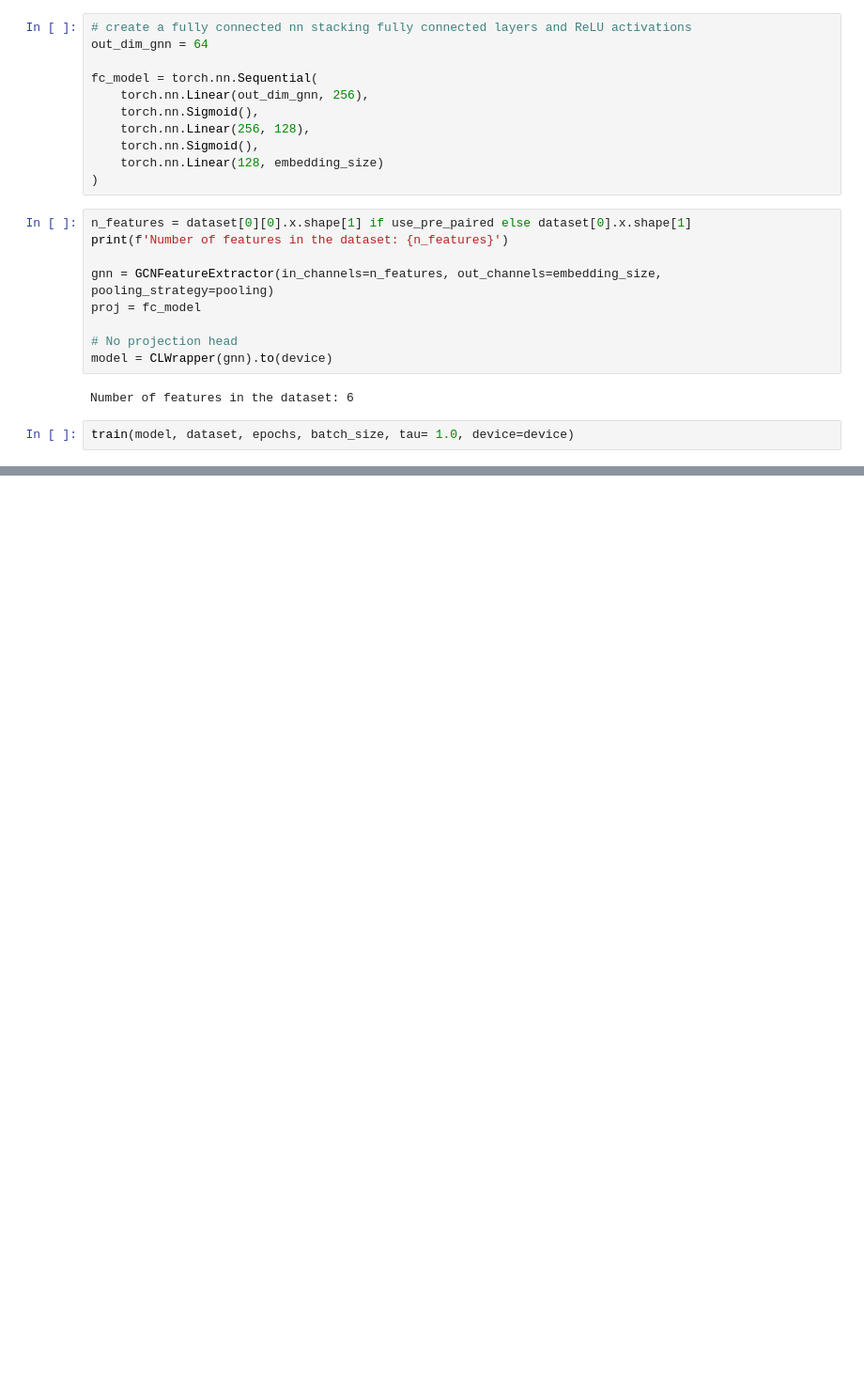
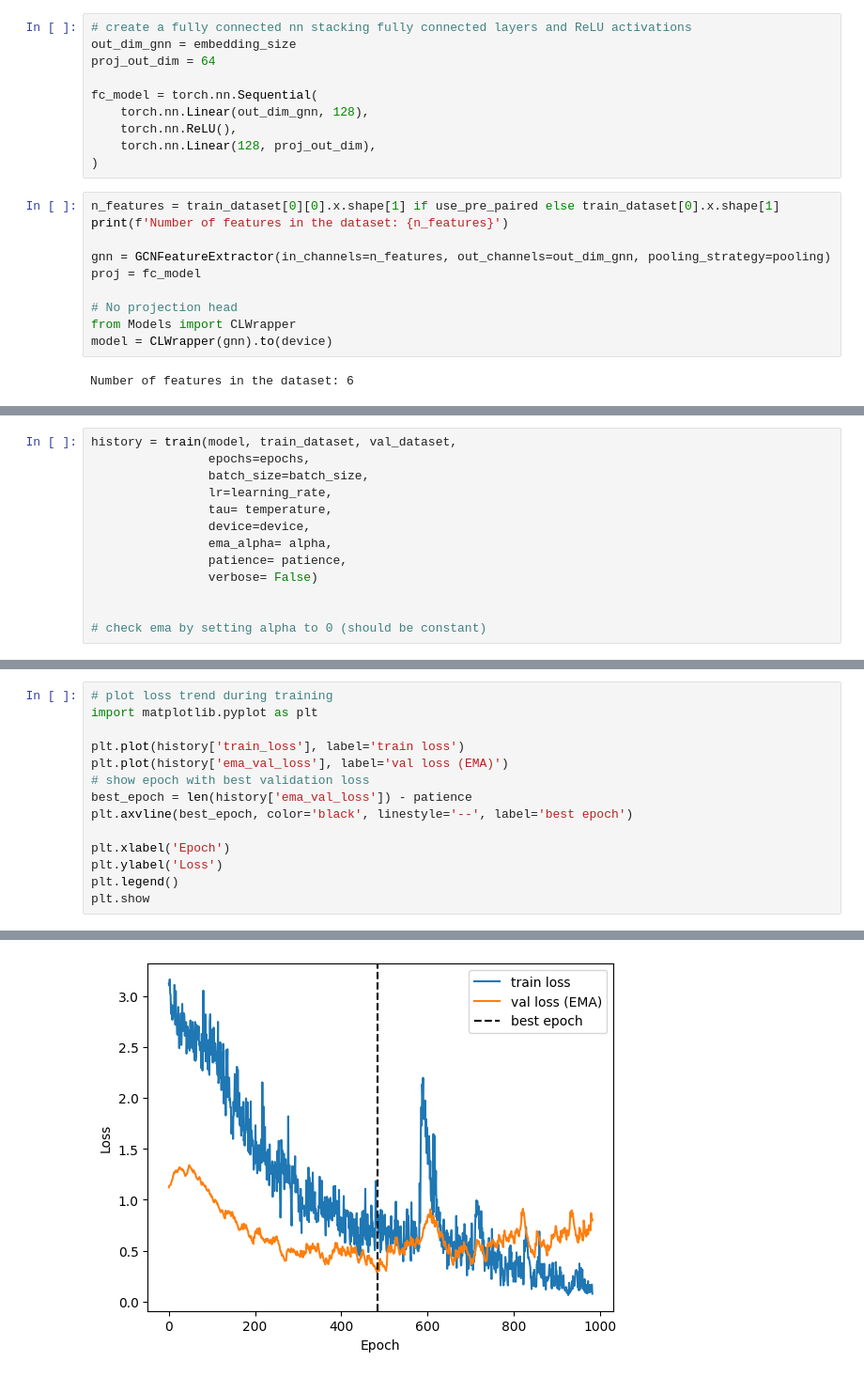
Before and after one commit to melaniasala/SSL-for-Quantum-Cirucits-Generation, a Jupyter notebook: QCCL/notebooks/training.ipynb, the cells around one changed output, grey strips where cells are left out. Shown at 94% size. Saved outputs shown, nothing was run; the diff lists cells and outputs as text; blank space fills up the shorter version.

Commit message:
Training of CL model with validation, and test on linear evaluation task.
Comparison of training and evaluation for models with projector and without, and also using different pooling strategies

```diff
--- a/QCCL/notebooks/training.ipynb
+++ b/QCCL/notebooks/training.ipynb
@@ -138,24 +111,22 @@ dataset_1
 # %%
 # create a fully connected nn stacking fully connected layers and ReLU activations
-out_dim_gnn = 64
+out_dim_gnn = embedding_size
+proj_out_dim = 64
 
 fc_model = torch.nn.Sequential(
-    torch.nn.Linear(out_dim_gnn, 256),
-    torch.nn.Sigmoid(),
-    torch.nn.Linear(256, 128),
-    torch.nn.Sigmoid(),
-    torch.nn.Linear(128, embedding_size)
+    torch.nn.Linear(out_dim_gnn, 128),
+    torch.nn.ReLU(),
+    torch.nn.Linear(128, proj_out_dim),
 )
 # %%
-n_features = dataset[0][0].x.shape[1] if use_pre_paired else dataset[0].x.shape[1]
+n_features = train_dataset[0][0].x.shape[1] if use_pre_paired else train_dataset[0].x.shape[1]
 print(f'Number of features in the dataset: {n_features}')
 
-gnn = GCNFeatureExtractor(in_channels=n_features, out_channels=embedding_size, pooling_strategy=pooling)
+gnn = GCNFeatureExtractor(in_channels=n_features, out_channels=out_dim_gnn, pooling_strategy=pooling)
 proj = fc_model
 
 # No projection head
+from Models import CLWrapper
 model = CLWrapper(gnn).to(device)
 # %% [output]
 Number of features in the dataset: 6
-# %%
-train(model, dataset, epochs, batch_size, tau= 1.0, device=device)
@@ -175,0 +133,13 @@ Epoch 12/100 completed. Avg Loss: 1.4952
+# %%
+history = train(model, train_dataset, val_dataset,
+                epochs=epochs,
+                batch_size=batch_size,
+                lr=learning_rate,
+                tau= temperature,
+                device=device,
+                ema_alpha= alpha,
+                patience= patience,
+                verbose= False)
+
+
+# check ema by setting alpha to 0 (should be constant)
@@ -175,0 +149,15 @@ Epoch 12/100 completed. Avg Loss: 1.4952
+# %%
+# plot loss trend during training
+import matplotlib.pyplot as plt
+
+plt.plot(history['train_loss'], label='train loss')
+plt.plot(history['ema_val_loss'], label='val loss (EMA)')
+# show epoch with best validation loss
+best_epoch = len(history['ema_val_loss']) - patience
+plt.axvline(best_epoch, color='black', linestyle='--', label='best epoch')
+
+plt.xlabel('Epoch')
+plt.ylabel('Loss')
+plt.legend()
+plt.show
+# %% [output]
@@ -175,0 +165 @@ Epoch 12/100 completed. Avg Loss: 1.4952
+[figure, added]
```
Also changed, not shown: parts of 43 cells of this notebook.
